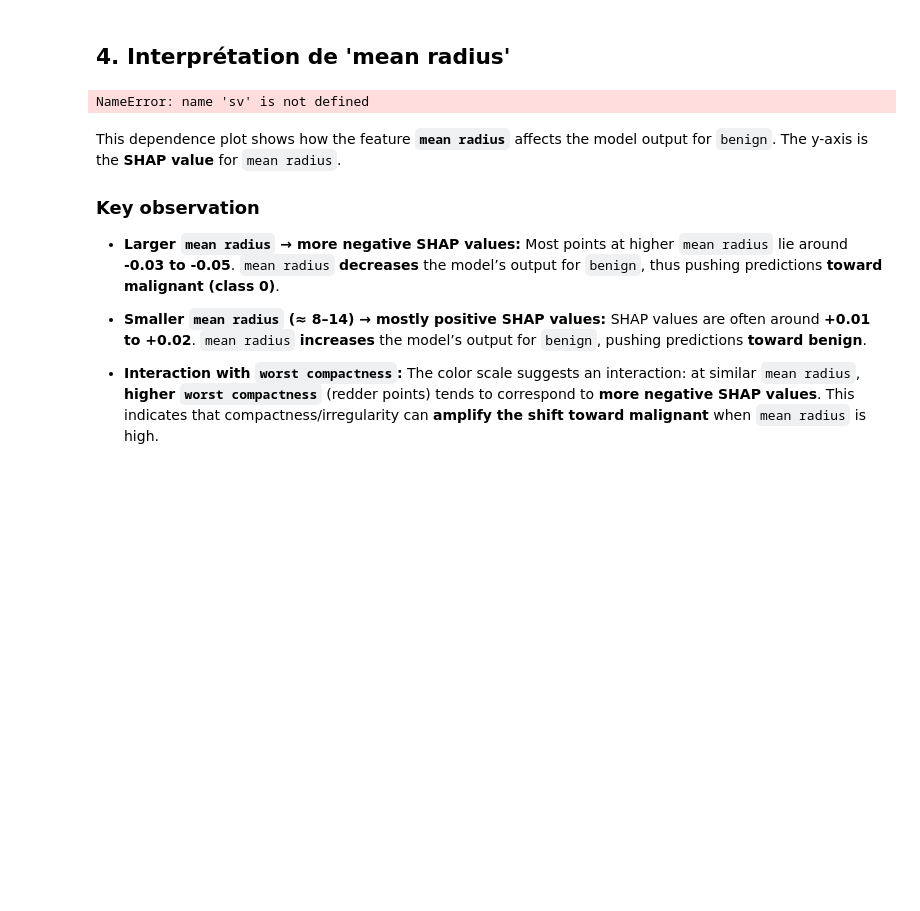
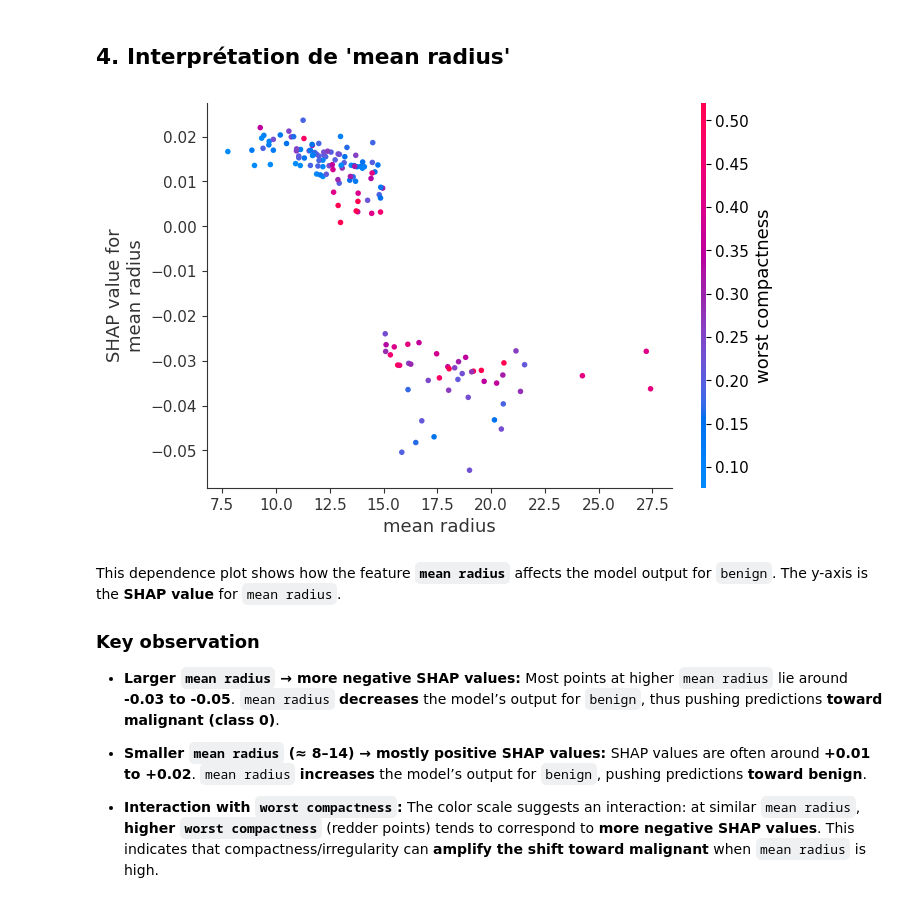
Before and after one commit to steinnberg/ML_DVRC_2025, a Jupyter notebook: Lecture6/SHAP.ipynb, the cells around one changed output. Cells and saved outputs as stored; diff of their text form; code cells hidden in the pictures; blank space fills up the shorter version.

Commit message:
Regenerate the image in SHAP after an unexpected generation failure.

```diff
--- a/Lecture6/SHAP.ipynb
+++ b/Lecture6/SHAP.ipynb
@@ -311,14 +311,14 @@ This figure is a **SHAP summary bar plot**.  The x-axis shows **mean(|SHAP value
 # %%
 # Plot dependence for "mean radius"
 shap.dependence_plot(
     "mean radius",
-    sv,
-    X_test_df,
-    feature_names=X_test_df.columns,
-    show=True
+    rf_vals,
+    X_test,
+    interaction_index="worst compactness",
+    feature_names=X_explain.columns
 )
 # %% [output]
-NameError: name 'sv' is not defined
+[figure, added]
 # %% [markdown]
 This dependence plot shows how the feature **`mean radius`** affects the model output for `benign`. The y-axis is the **SHAP value** for `mean radius`.
 
```
Also changed, not shown: parts of 2 cells of this notebook.
